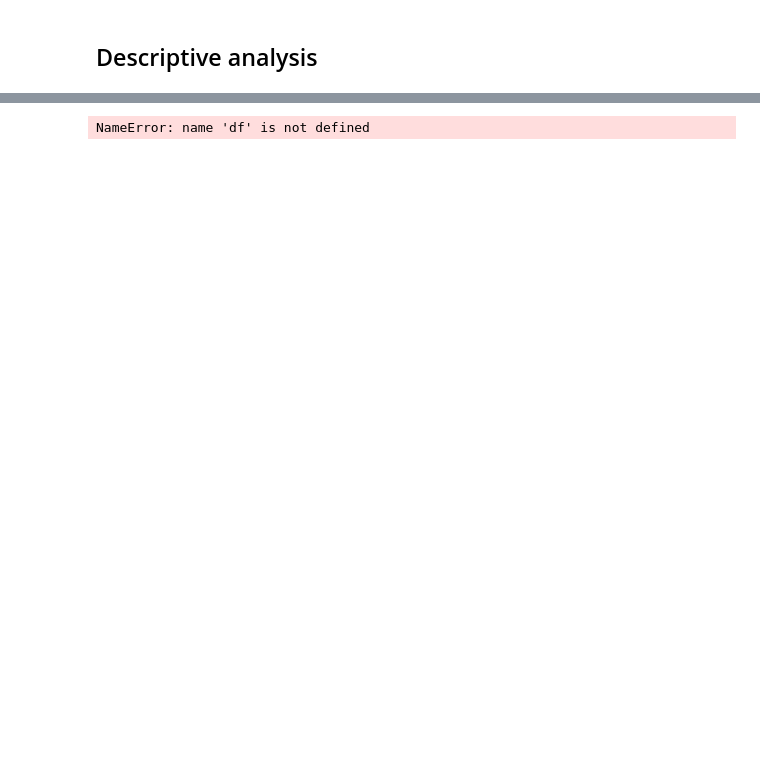
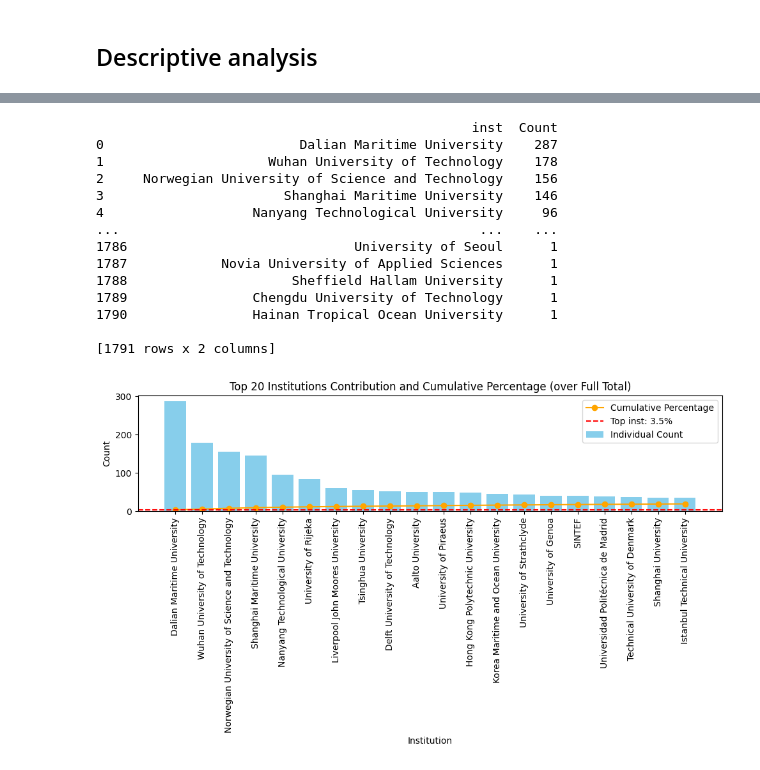
Before and after one commit to ferrariniluca78/dx_in_shipping, a Jupyter notebook: SlrDxInShipping.ipynb, the cells around one changed output, grey strips where cells are left out. Saved outputs shown, nothing was run; the diff lists cells and outputs as text; code cells hidden in the pictures; blank space fills up the shorter version.

```diff
--- a/SlrDxInShipping.ipynb
+++ b/SlrDxInShipping.ipynb
@@ -93,7 +155,67 @@ display_name': 'Aybars Oruç', ': 4
 # %%
 # 3. Institutions
-leading_institutions = df['institutions'].value_counts().head(10)  # Top 10 institutions
-print("\nLeading institutions:")
-print(leading_institutions)
+
+# find all useful columns
+substring = 'institutions_0_display_name'
+matching_columns = [k for k in lit.columns if substring in k]
+
+# Step 1: Collect all institution names from the specified columns
+inst_list = lit[matching_columns].values.ravel()  # Flatten to a 1D array of institution names
+
+# Step 2: Remove any NaN values from the list if they exist
+inst_list = [inst for inst in inst_list if pd.notna(inst)]
+
+# Step 3: Count the frequency of each institution name
+inst_counts = Counter(inst_list)
+
+# Step 4: Convert the counts to a DataFrame, sort by count in descending order
+inst_df = pd.DataFrame(inst_counts.items(), columns=['inst', 'Count']).sort_values(by='Count', ascending=False).reset_index(drop=True)
+
+# Display the result
+print(inst_df)
+
+# Calculate the normal and cumulative percentage of appearances
+total_count = inst_df['Count'].sum()
+inst_df['Cumulative Percentage'] = inst_df['Count'].cumsum() / total_count * 100
+
+# Calculate individual percentage for each inst
+inst_df['Percentage'] = inst_df['Count'] / total_count * 100
+
+# Now select the top 20 insts for plotting
+top_20_insts_df = inst_df.head(20)
+
+# Plot the cumulative percentage bar plot for the top 20 insts only
+fig, ax = plt.subplots(figsize=(10, 6))
+ax.bar(top_20_insts_df['inst'], top_20_insts_df['Count'], color='skyblue', label="Individual Count")
+ax.plot(top_20_insts_df['inst'], top_20_insts_df['Cumulative Percentage'], color='orange', marker='o', label="Cumulative Percentage")
+
+# Highlight the top inst’s contribution
+top_inst_percentage = inst_df['Cumulative Percentage'].iloc[0]
+ax.axhline(y=top_inst_percentage, color='red', linestyle='--', label=f"Top inst: {top_inst_percentage:.1f}%")
+
+# Labels and Title
+plt.xticks(rotation=90)
+plt.xlabel("Institution")
+plt.ylabel("Count")
+plt.title("Top 20 Institutions Contribution and Cumulative Percentage (over Full Total)")
+plt.legend()
+plt.tight_layout()
+plt.show()
+
+print(top_20_insts_df)
 # %% [output]
-NameError: name 'df' is not defined
+                                                inst  Count
+0                         Dalian Maritime University    287
+1                     Wuhan University of Technology    178
+2     Norwegian University of Science and Technology    156
+3                       Shanghai Maritime University    146
+4                   Nanyang Technological University     96
+...                                              ...    ...
+1786                             University of Seoul      1
+1787            Novia University of Applied Sciences      1
+1788                     Sheffield Hallam University      1
+1789                Chengdu University of Technology      1
+1790                Hainan Tropical Ocean University      1
+
+[1791 rows x 2 columns]
+[figure, added]
```
Also changed, not shown: parts of 9 cells of this notebook, 2 other files.
